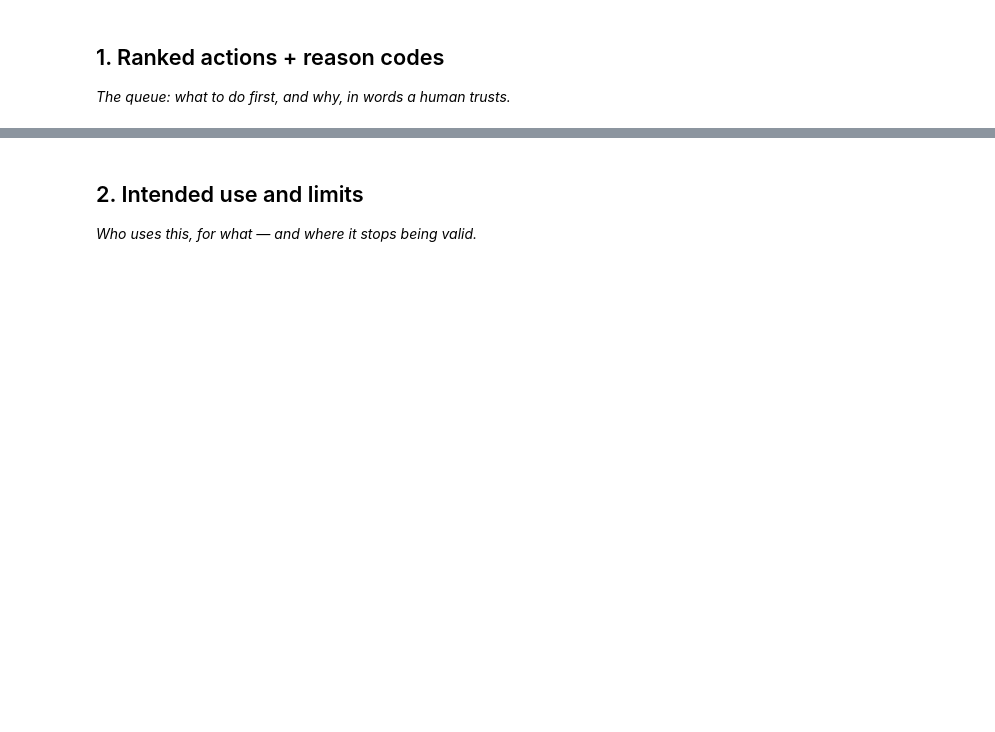
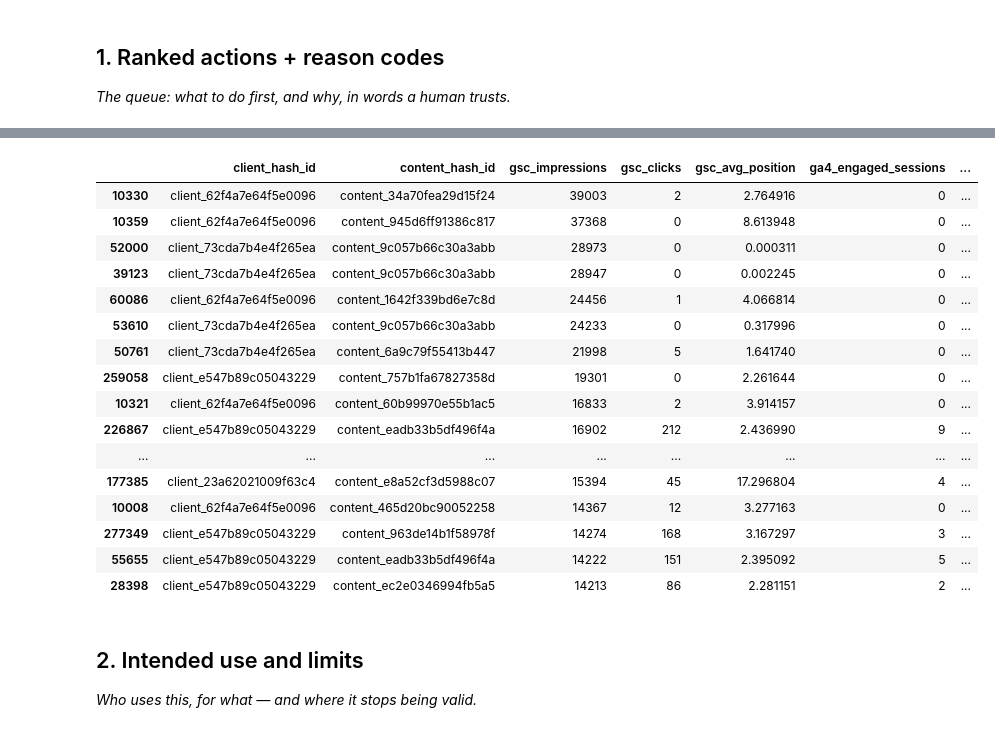
Before and after one commit to MUKUL-TIWARI/flyrank-ml-internship, a Jupyter notebook: work/notebooks/w07_action_playbook.ipynb, the cells around one changed output, grey strips where cells are left out. Drawn from its saved outputs; the diff is of its cells as text; code cells hidden in the pictures; blank space fills up the shorter version.

Commit message:
Complete ML-10 Content Action Playbook notebook

```diff
--- a/work/notebooks/w07_action_playbook.ipynb
+++ b/work/notebooks/w07_action_playbook.ipynb
@@ -16,3 +27,81 @@ This skeleton is yours to fill. Work the sections **in order** — each one has
+# %%
+import os
+import getpass
+import duckdb
+import pandas as pd
+import numpy as np
+
+HF_TOKEN=os.environ.get("HF_TOKEN")
+
+if not HF_TOKEN:
+    try:
+        from google.colab import userdata
+        HF_TOKEN=userdata.get("HF_TOKEN")
+    except:
+        pass
+
+HF_TOKEN=HF_TOKEN or getpass.getpass("HF Token: ")
+
+con=duckdb.connect()
+
+con.execute(
+f"CREATE OR REPLACE SECRET hf (TYPE huggingface, TOKEN '{HF_TOKEN}')"
+)
+
+REL="hf://datasets/FlyRank/internship-warehouse"
+
+TABLES={
+"fact_daily":f"read_parquet('{REL}/fact_content_daily_performance/**/*.parquet')"
+}
+
+query=f"""
+SELECT
+client_hash_id,
+content_hash_id,
+gsc_impressions,
+gsc_clicks,
+gsc_avg_position,
+COALESCE(ga4_engaged_sessions,0) AS ga4_engaged_sessions
+FROM {TABLES["fact_daily"]}
+WHERE month='2026-03'
+AND gsc_impressions>=100
+LIMIT 300000
+"""
+
+df=con.sql(query).df()
+
+df["score"]=(
+df["gsc_impressions"]
++
+np.where(df["gsc_avg_position"]>20,100,0)
++
+np.where(df["ga4_engaged_sessions"]==0,100,0)
+)
+
+df["reason_code"]="visible_low_engagement"
+df["action"]="REVIEW_CONTENT"
+
+queue=df.sort_values("score",ascending=False)
+
+queue.head(20)
+# %% [output]
+|  | client_hash_id | content_hash_id | gsc_impressions | gsc_clicks | gsc_avg_position | ga4_engaged_sessions | ... |
+| 10330 | client_62f4a7e64f5e0096 | content_34a70fea29d15f24 | 39003 | 2 | 2.764916 | 0 | ... |
+| 10359 | client_62f4a7e64f5e0096 | content_945d6ff91386c817 | 37368 | 0 | 8.613948 | 0 | ... |
+| 52000 | client_73cda7b4e4f265ea | content_9c057b66c30a3abb | 28973 | 0 | 0.000311 | 0 | ... |
+| 39123 | client_73cda7b4e4f265ea | content_9c057b66c30a3abb | 28947 | 0 | 0.002245 | 0 | ... |
+| 60086 | client_62f4a7e64f5e0096 | content_1642f339bd6e7c8d | 24456 | 1 | 4.066814 | 0 | ... |
+| 53610 | client_73cda7b4e4f265ea | content_9c057b66c30a3abb | 24233 | 0 | 0.317996 | 0 | ... |
+| 50761 | client_73cda7b4e4f265ea | content_6a9c79f55413b447 | 21998 | 5 | 1.641740 | 0 | ... |
+| 259058 | client_e547b89c05043229 | content_757b1fa67827358d | 19301 | 0 | 2.261644 | 0 | ... |
+| 10321 | client_62f4a7e64f5e0096 | content_60b99970e55b1ac5 | 16833 | 2 | 3.914157 | 0 | ... |
+| 226867 | client_e547b89c05043229 | content_eadb33b5df496f4a | 16902 | 212 | 2.436990 | 9 | ... |
+| ... | ... | ... | ... | ... | ... | ... | ... |
+| 177385 | client_23a62021009f63c4 | content_e8a52cf3d5988c07 | 15394 | 45 | 17.296804 | 4 | ... |
+| 10008 | client_62f4a7e64f5e0096 | content_465d20bc90052258 | 14367 | 12 | 3.277163 | 0 | ... |
+| 277349 | client_e547b89c05043229 | content_963de14b1f58978f | 14274 | 168 | 3.167297 | 3 | ... |
+| 55655 | client_e547b89c05043229 | content_eadb33b5df496f4a | 14222 | 151 | 2.395092 | 5 | ... |
+| 28398 | client_e547b89c05043229 | content_ec2e0346994fb5a5 | 14213 | 86 | 2.281151 | 2 | ... |
 # %% [markdown]
 ## 2. Intended use and limits
 
```
Also changed, not shown: parts of 16 cells of this notebook.
